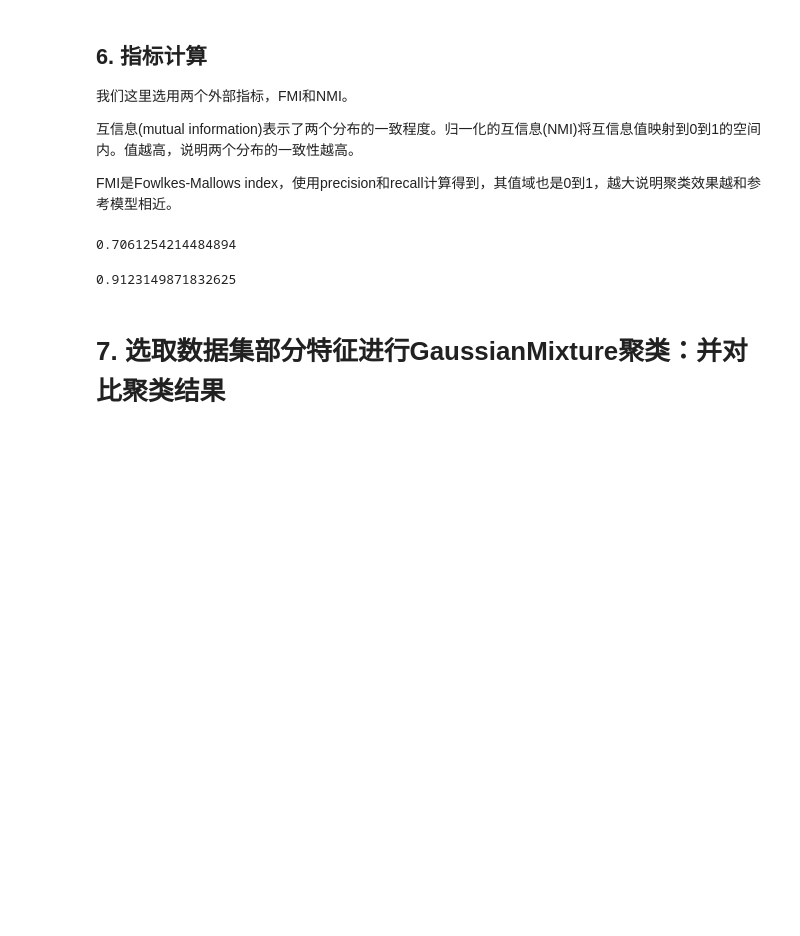
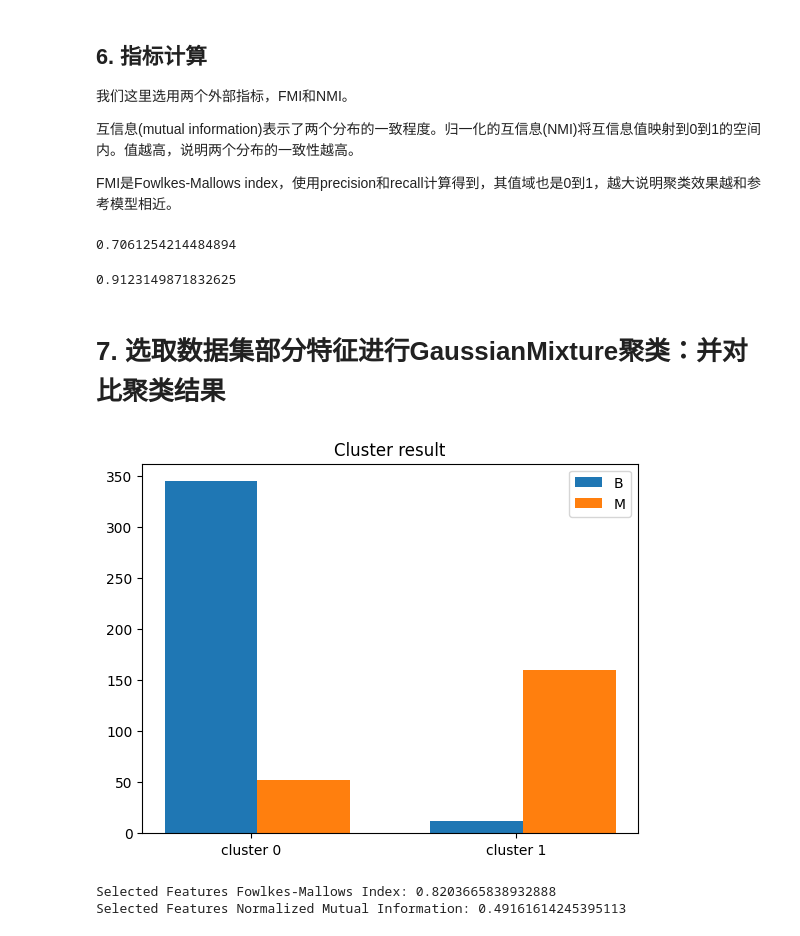
Before and after one commit to microft11/BJTUsbschool, a Jupyter notebook: 机器学习/聚类/1.GaussianMixture聚类.ipynb, the cells around one changed output. Cells and saved outputs as stored; diff of their text form; code cells hidden in the pictures; blank space fills up the shorter version.

```diff
--- a/机器学习/聚类/1.GaussianMixture聚类.ipynb
+++ b/机器学习/聚类/1.GaussianMixture聚类.ipynb
@@ -131,11 +127,16 @@ selected_features = data[['feature1', 'feature2', 'feature3']]
+# %%
+# YOUR CODE HERE
+data = data.values
+data_x = data[:, 2:-1]
+data_y = data[:, 1:2]
+# 选取部分列特征，并构造数据集
+
+selected_features = [2, 3, 4, 5, 6]  # 选择部分列特征
+data_x_selected = data_x[:, selected_features]
 # %%
 # YOUR CODE HERE
 # 模型定义，训练和预测
 # 使用 Gaussian Mixture Model 进行聚类
-num_clusters = 3  # 替换为你想要的聚类簇数
-gmm = GaussianMixture(n_components=num_clusters, random_state=42)
-clusters = gmm.fit_predict(selected_features_pca)
-
-# 将聚类结果添加到原始数据集中
-data['Cluster'] = clusters
-print(data[['ID', 'Cluster']])
+gmm_selected = GaussianMixture(n_components=2)
+gmm_selected.fit(data_x_selected)
+y_hat_selected = gmm_selected.predict(data_x_selected)
@@ -150,3 +143,18 @@ plt.show()
 # %%
 # YOUR CODE HERE
-# 计算评价指标FMI和NMI
+# 聚类结果可视化
+cluster_selected = getResult(data_y, y_hat_selected)
+draw_bar(cluster_selected)
+# %% [output]
+[figure, added]
+# %%
+# YOUR CODE HERE
+# 计算评价指标FMI和NMI
+fmi_score_selected = fowlkes_mallows_score(data_y.reshape(-1), y_hat_selected)
+nmi_score_selected = normalized_mutual_info_score(data_y.reshape(-1), y_hat_selected)
+# 打印评价指标
+print(f"Selected Features Fowlkes-Mallows Index: {fmi_score_selected}")
+print(f"Selected Features Normalized Mutual Information: {nmi_score_selected}")
+# %% [output]
+Selected Features Fowlkes-Mallows Index: 0.8203665838932888
+Selected Features Normalized Mutual Information: 0.49161614245395113
```
Also changed, not shown: parts of 4 cells of this notebook, 2 other files.
